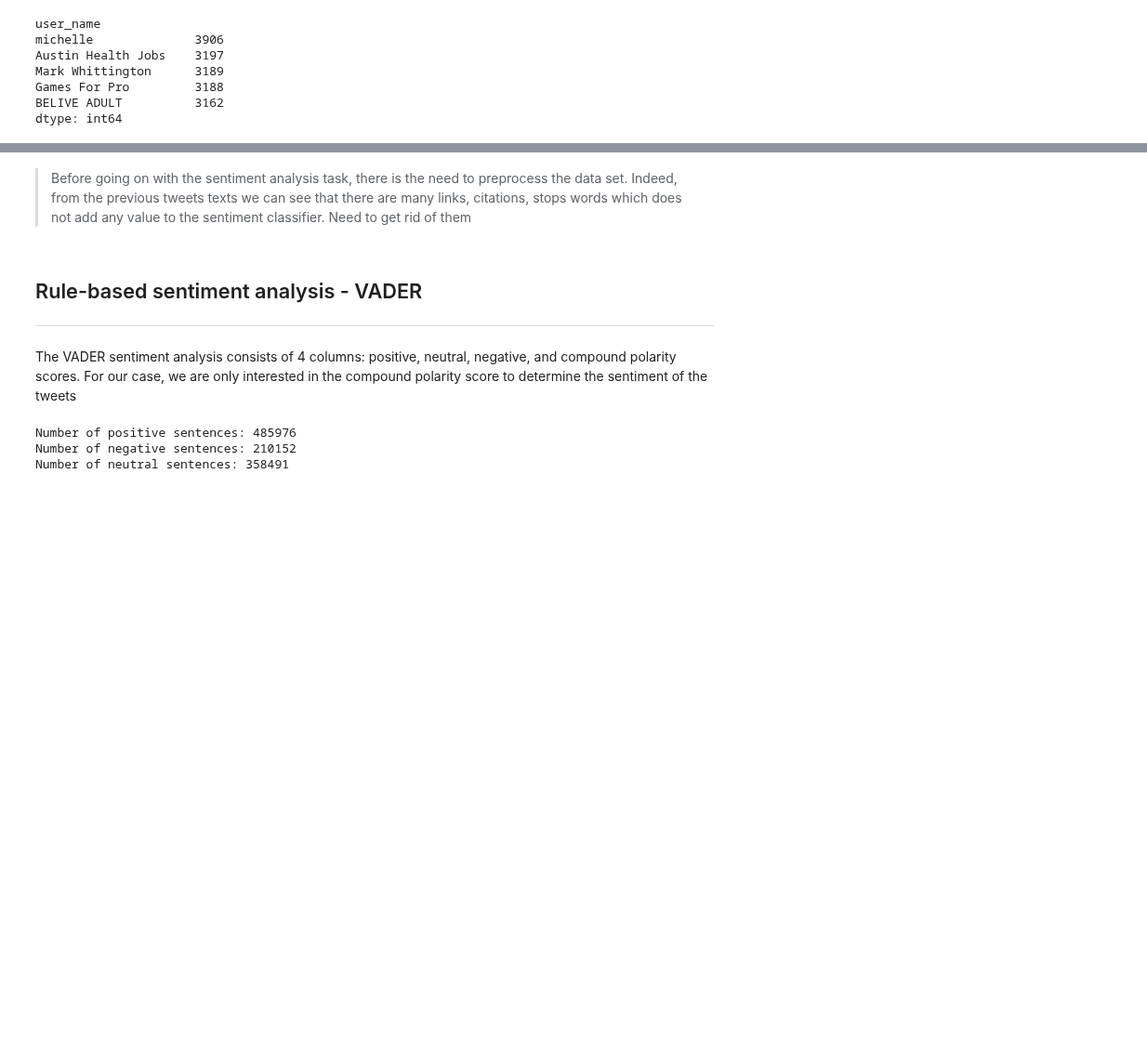
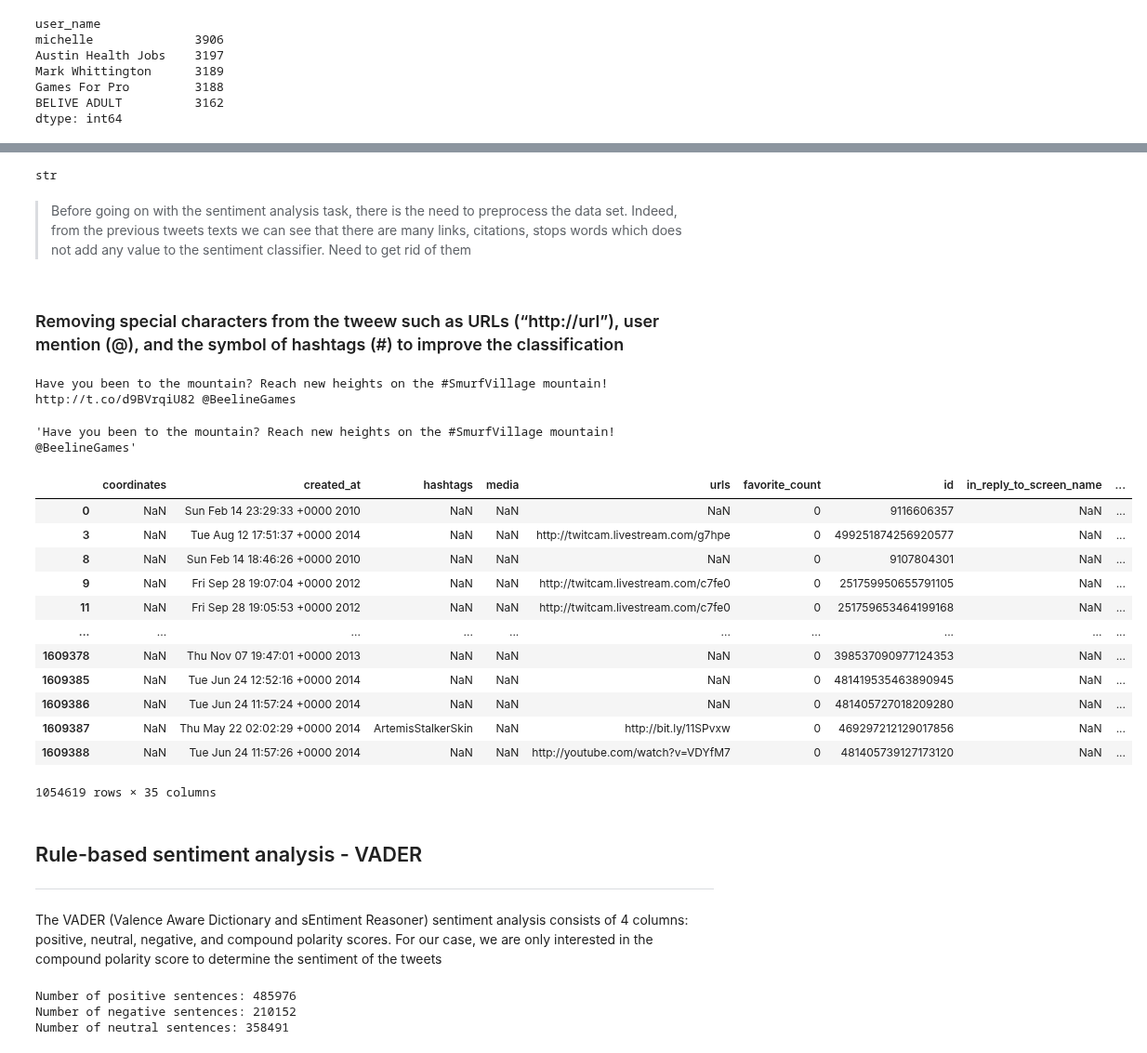
Before and after one commit to epfl-ada/ada-2020-project-milestone-p3-p3_musetti-adaletti, a Jupyter notebook: Creative_extension_analysis.ipynb, the cells around one changed output, grey strips where cells are left out. Shown at 93% size. Saved outputs shown, nothing was run; the diff lists cells and outputs as text; code cells hidden in the pictures; blank space fills up the shorter version.

```diff
--- a/Creative_extension_analysis.ipynb
+++ b/Creative_extension_analysis.ipynb
@@ -120,14 +121,76 @@ Phew... Valentine's day will be finally over in few hours
 9     up\n (@deiabiscuit32 live on http://t.co/J8uYV...
 11    simmm\n (@deiabiscuit32 live on http://t.co/J8...
 Name: text, dtype: object
+# %%
+# The tweets texts are in string format
+type(en_tweets.text.iloc[0])
+# %% [output]
+str
 # %% [markdown]
 > Before going on with the sentiment analysis task, there is the need to preprocess the data set. Indeed, from the previous tweets texts we can see that there are many links, citations, stops words which does not add any value to the sentiment classifier. Need to get rid of them
+# %% [markdown]
+### Removing special characters from the tweew such as URLs (“http://url”), user mention (@), and the symbol of hashtags (#) to improve the classification
+# %%
+# Importing RE (regular expression) module to replace the http with empty string.
+# https://docs.python.org/3/library/re.html here the explanation.. need to explain it better
+import re
+
+# backslashes are not handled in any special way in a string literal prefixed with 'r'
+# ? Causes the resulting RE to match 0 or 1 repetitions of the preceding RE.
+# https? will match either ‘http’ or ‘https’.
+# https?:\/\/ will match any "http://" and "https://" in string
+# \S Returns a match where the string DOES NOT contain a white space character
+# * Zero or more occurrences
+
+
+clean_tweets = []
+
+for i in range(len(en_tweets)):
+
+    # Selecting one tweet
+    text_i = en_tweets.text.iloc[i]
+
+    # Making the tweet in lower case
+    text_i = en_tweets.text.iloc[i].str.lower()
+    # Deleting the URL only
+    text_i = re.sub(r'https?:\/\/\S*', '', text_i, flags = re.MULTILINE)
+
+    # Deleting the user mention @
+    text_i = re.sub(r'@?:\/\/\S*', '', text_i, flags = re.MULTILINE)
+    clean_tweets.append(text_i)
+# %%
+# compare before and after URLs removal
+
+print(en_tweets.text.iloc[8])
+clean_tweets[8]
+# %% [output]
+Have you been to the mountain? Reach new heights on the #SmurfVillage mountain! http://t.co/d9BVrqiU82 @BeelineGames
+'Have you been to the mountain? Reach new heights on the #SmurfVillage mountain!  @BeelineGames'
+# %%
+# Add the new column to the original df
+
+en_tweets['clean_tweets'] =clean_tweets
+en_tweets
+# %% [output]
+|  | coordinates | created_at | hashtags | media | urls | favorite_count | id | in_reply_to_screen_name | ... |
+| 0 | NaN | Sun Feb 14 23:29:33 +0000 2010 | NaN | NaN | NaN | 0 | 9116606357 | NaN | ... |
+| 3 | NaN | Tue Aug 12 17:51:37 +0000 2014 | NaN | NaN | http://twitcam.livestream.com/g7hpe | 0 | 499251874256920577 | NaN | ... |
+| 8 | NaN | Sun Feb 14 18:46:26 +0000 2010 | NaN | NaN | NaN | 0 | 9107804301 | NaN | ... |
+| 9 | NaN | Fri Sep 28 19:07:04 +0000 2012 | NaN | NaN | http://twitcam.livestream.com/c7fe0 | 0 | 251759950655791105 | NaN | ... |
+| 11 | NaN | Fri Sep 28 19:05:53 +0000 2012 | NaN | NaN | http://twitcam.livestream.com/c7fe0 | 0 | 251759653464199168 | NaN | ... |
+| ... | ... | ... | ... | ... | ... | ... | ... | ... | ... |
+| 1609378 | NaN | Thu Nov 07 19:47:01 +0000 2013 | NaN | NaN | NaN | 0 | 398537090977124353 | NaN | ... |
+| 1609385 | NaN | Tue Jun 24 12:52:16 +0000 2014 | NaN | NaN | NaN | 0 | 481419535463890945 | NaN | ... |
+| 1609386 | NaN | Tue Jun 24 11:57:24 +0000 2014 | NaN | NaN | NaN | 0 | 481405727018209280 | NaN | ... |
+| 1609387 | NaN | Thu May 22 02:02:29 +0000 2014 | ArtemisStalkerSkin | NaN | http://bit.ly/11SPvxw | 0 | 469297212129017856 | NaN | ... |
+| 1609388 | NaN | Tue Jun 24 11:57:26 +0000 2014 | NaN | NaN | http://youtube.com/watch?v=VDYfM7 | 0 | 481405739127173120 | NaN | ... |
+1054619 rows × 35 columns
 # %% [markdown]
 ## Rule-based sentiment analysis - VADER
 
 ---
 
-The VADER sentiment analysis consists of 4 columns: positive, neutral, negative, and compound polarity scores. For our case, we are only interested in the compound polarity score to determine the sentiment of the tweets
+The VADER (Valence Aware Dictionary and sEntiment Reasoner) sentiment analysis consists of 4 columns: positive, neutral, negative, and compound polarity scores. For our case, we are only interested in the compound polarity score to determine the sentiment of the tweets
 # %%
 #Initializing the Rule-based sentiment analyzer
 analyzer = SentimentIntensityAnalyzer()
```
Also changed, not shown: parts of 1 cell of this notebook.
